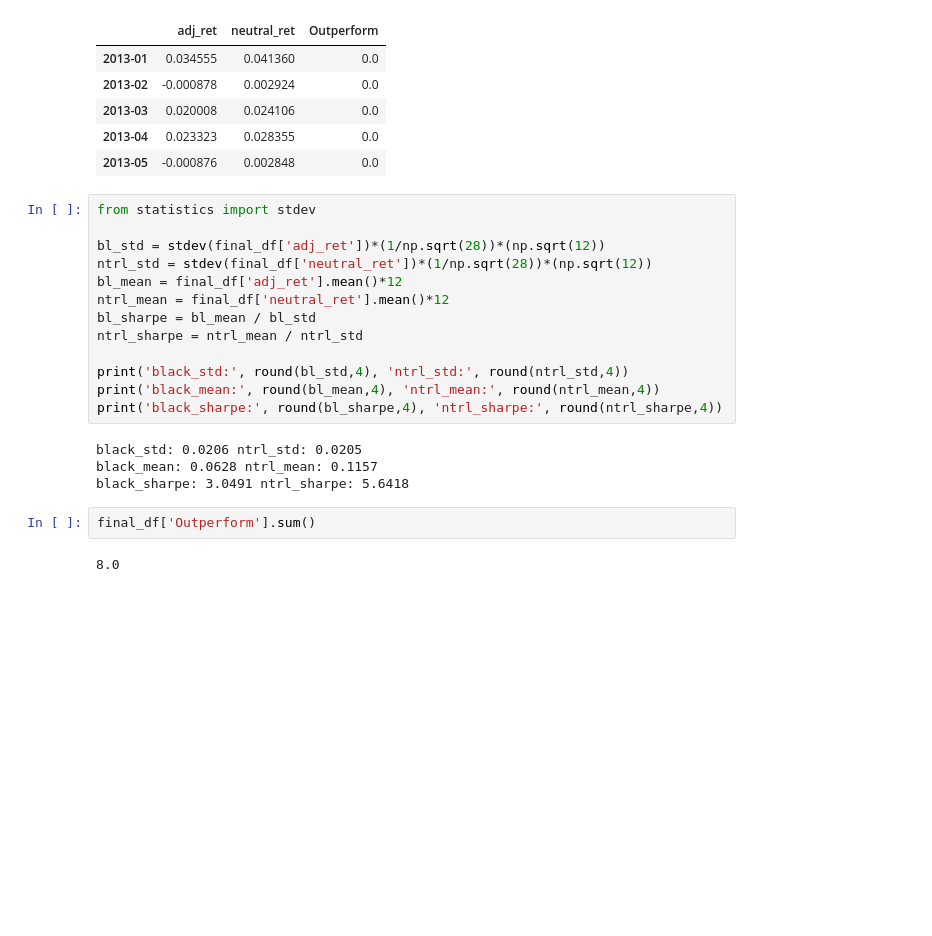
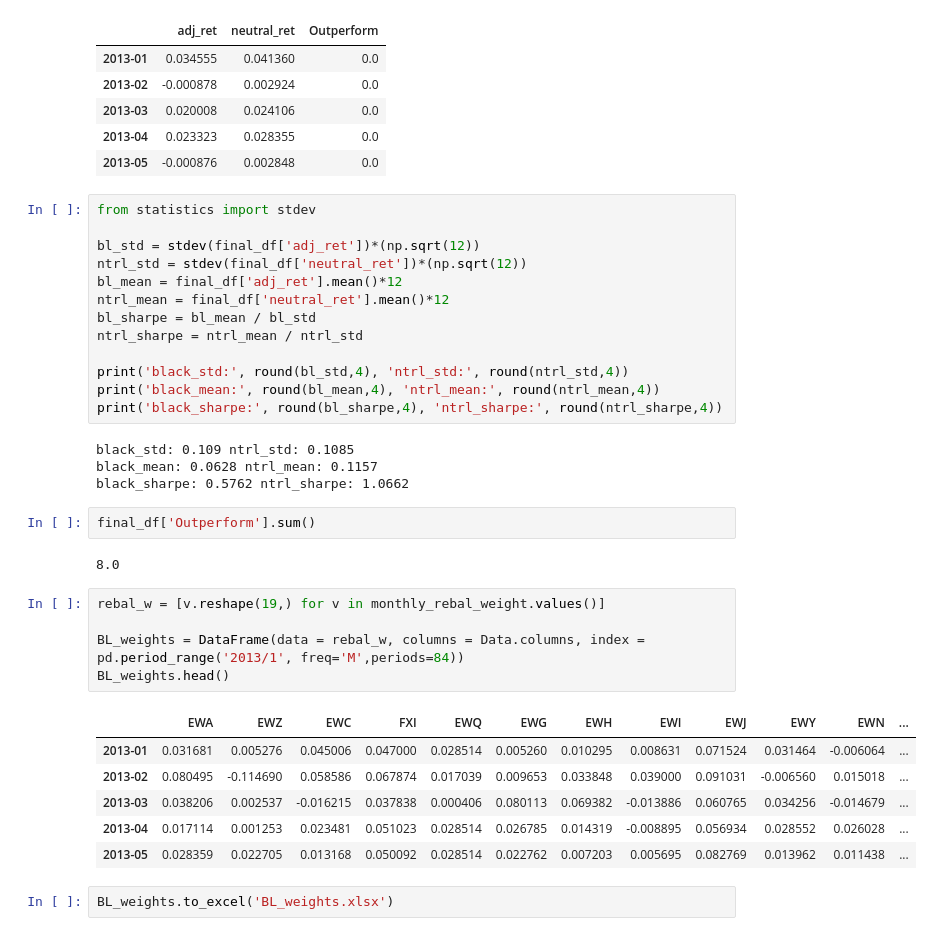
Before and after one commit to Yen-Wei-Chun/Robot_Fin, a Jupyter notebook: hw.2_BL_model/BL_data.ipynb, the cells around one changed output. Saved outputs shown, nothing was run; the diff lists cells and outputs as text; blank space fills up the shorter version.

```diff
--- a/hw.2_BL_model/BL_data.ipynb
+++ b/hw.2_BL_model/BL_data.ipynb
@@ -356,8 +356,8 @@ final_df.head()
 # %%
 from statistics import stdev
 
-bl_std = stdev(final_df['adj_ret'])*(1/np.sqrt(28))*(np.sqrt(12))
-ntrl_std = stdev(final_df['neutral_ret'])*(1/np.sqrt(28))*(np.sqrt(12))
+bl_std = stdev(final_df['adj_ret'])*(np.sqrt(12))
+ntrl_std = stdev(final_df['neutral_ret'])*(np.sqrt(12))
 bl_mean = final_df['adj_ret'].mean()*12
 ntrl_mean = final_df['neutral_ret'].mean()*12
 bl_sharpe = bl_mean / bl_std
@@ -367,10 +367,24 @@ print('black_std:', round(bl_std,4), 'ntrl_std:', round(ntrl_std,4))
 print('black_mean:', round(bl_mean,4), 'ntrl_mean:', round(ntrl_mean,4))
 print('black_sharpe:', round(bl_sharpe,4), 'ntrl_sharpe:', round(ntrl_sharpe,4))
 # %% [output]
-black_std: 0.0206 ntrl_std: 0.0205
+black_std: 0.109 ntrl_std: 0.1085
 black_mean: 0.0628 ntrl_mean: 0.1157
-black_sharpe: 3.0491 ntrl_sharpe: 5.6418
+black_sharpe: 0.5762 ntrl_sharpe: 1.0662
 # %%
 final_df['Outperform'].sum()
 # %% [output]
 8.0
+# %%
+rebal_w = [v.reshape(19,) for v in monthly_rebal_weight.values()]
+
+BL_weights = DataFrame(data = rebal_w, columns = Data.columns, index = pd.period_range('2013/1', freq='M',periods=84))
+BL_weights.head()
+# %% [output]
+|  | EWA | EWZ | EWC | FXI | EWQ | EWG | EWH | EWI | EWJ | EWY | EWN | ... |
+| 2013-01 | 0.031681 | 0.005276 | 0.045006 | 0.047000 | 0.028514 | 0.005260 | 0.010295 | 0.008631 | 0.071524 | 0.031464 | -0.006064 | ... |
+| 2013-02 | 0.080495 | -0.114690 | 0.058586 | 0.067874 | 0.017039 | 0.009653 | 0.033848 | 0.039000 | 0.091031 | -0.006560 | 0.015018 | ... |
+| 2013-03 | 0.038206 | 0.002537 | -0.016215 | 0.037838 | 0.000406 | 0.080113 | 0.069382 | -0.013886 | 0.060765 | 0.034256 | -0.014679 | ... |
+| 2013-04 | 0.017114 | 0.001253 | 0.023481 | 0.051023 | 0.028514 | 0.026785 | 0.014319 | -0.008895 | 0.056934 | 0.028552 | 0.026028 | ... |
+| 2013-05 | 0.028359 | 0.022705 | 0.013168 | 0.050092 | 0.028514 | 0.022762 | 0.007203 | 0.005695 | 0.082769 | 0.013962 | 0.011438 | ... |
+# %%
+BL_weights.to_excel('BL_weights.xlsx')
```
Also changed, not shown: parts of 1 cell of this notebook, 8 other files.
